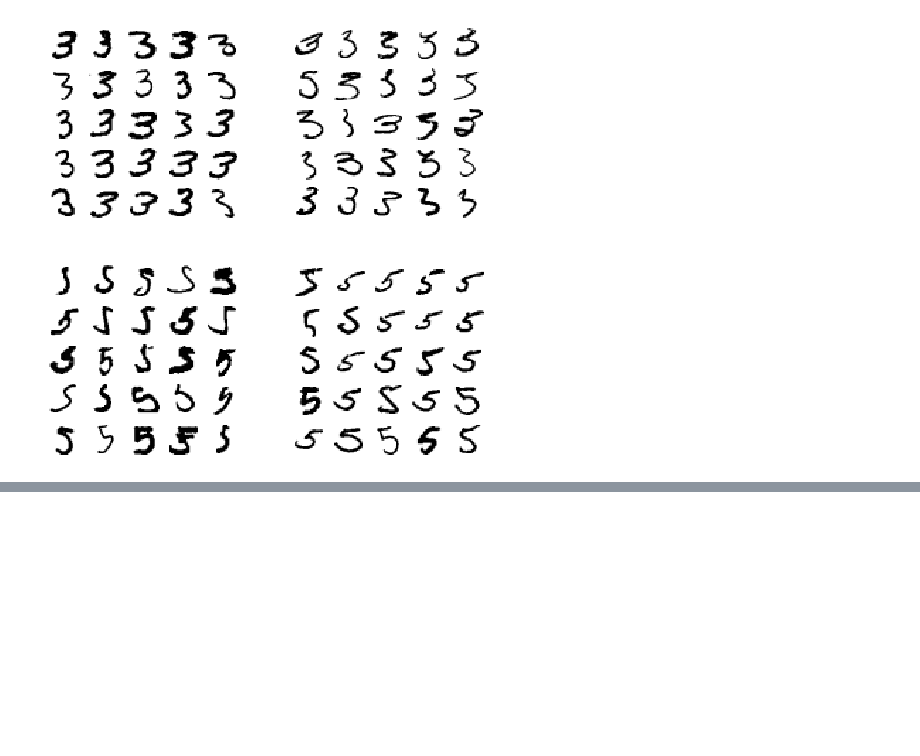
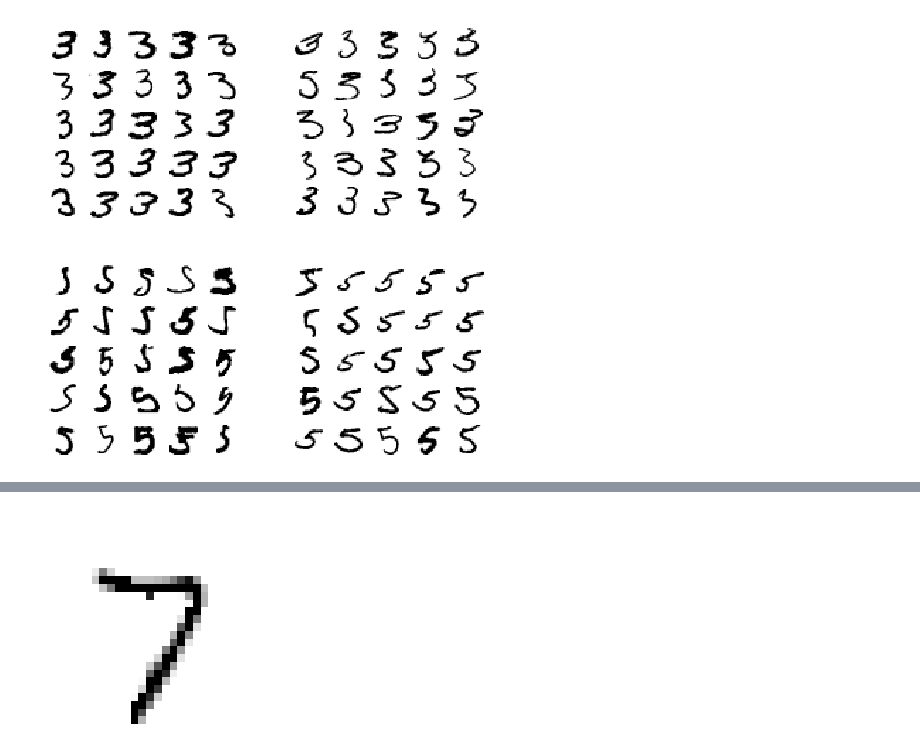
Before and after one commit to froestiago/Hands-On-Machine-Learning-with-Scikit-Learn-Keras-and-TensorFlow, a Jupyter notebook: chapter 3/MNIST-classification.ipynb, the cells around one changed output, grey strips where cells are left out. Drawn from its saved outputs; the diff is of its cells as text; code cells hidden in the pictures; blank space fills up the shorter version.

```diff
--- a/chapter 3/MNIST-classification.ipynb
+++ b/chapter 3/MNIST-classification.ipynb
@@ -410,0 +458,6 @@ plt.show()
+# %%
+knn_clf.fit(X_train_mod, y_train_mod)
+clean_digit = knn_clf.predict([X_test_mod[some_index]])
+plot_digit(clean_digit)
+# %% [output]
+[figure, added]
```
Also changed, not shown: parts of 6 cells of this notebook, 1 other file.
